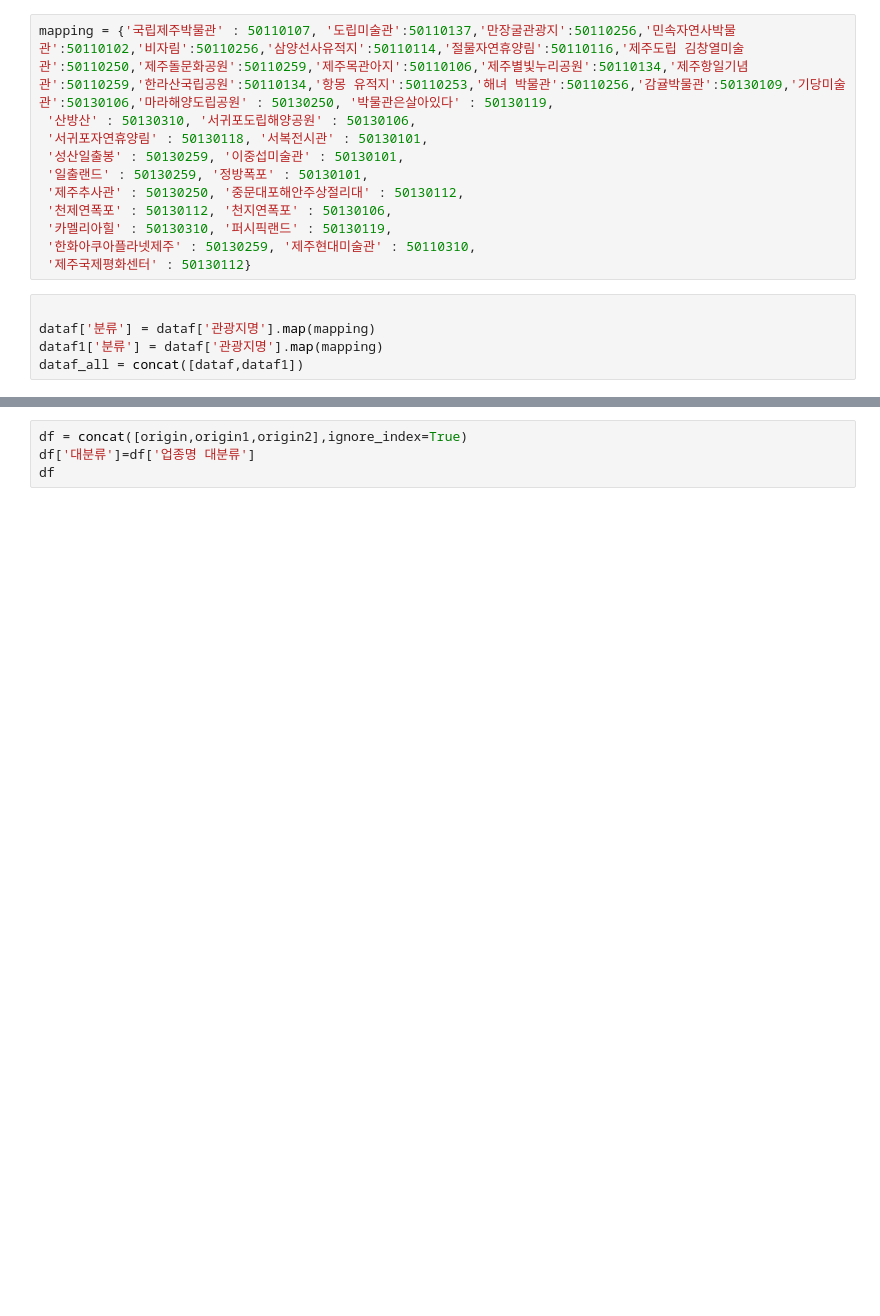
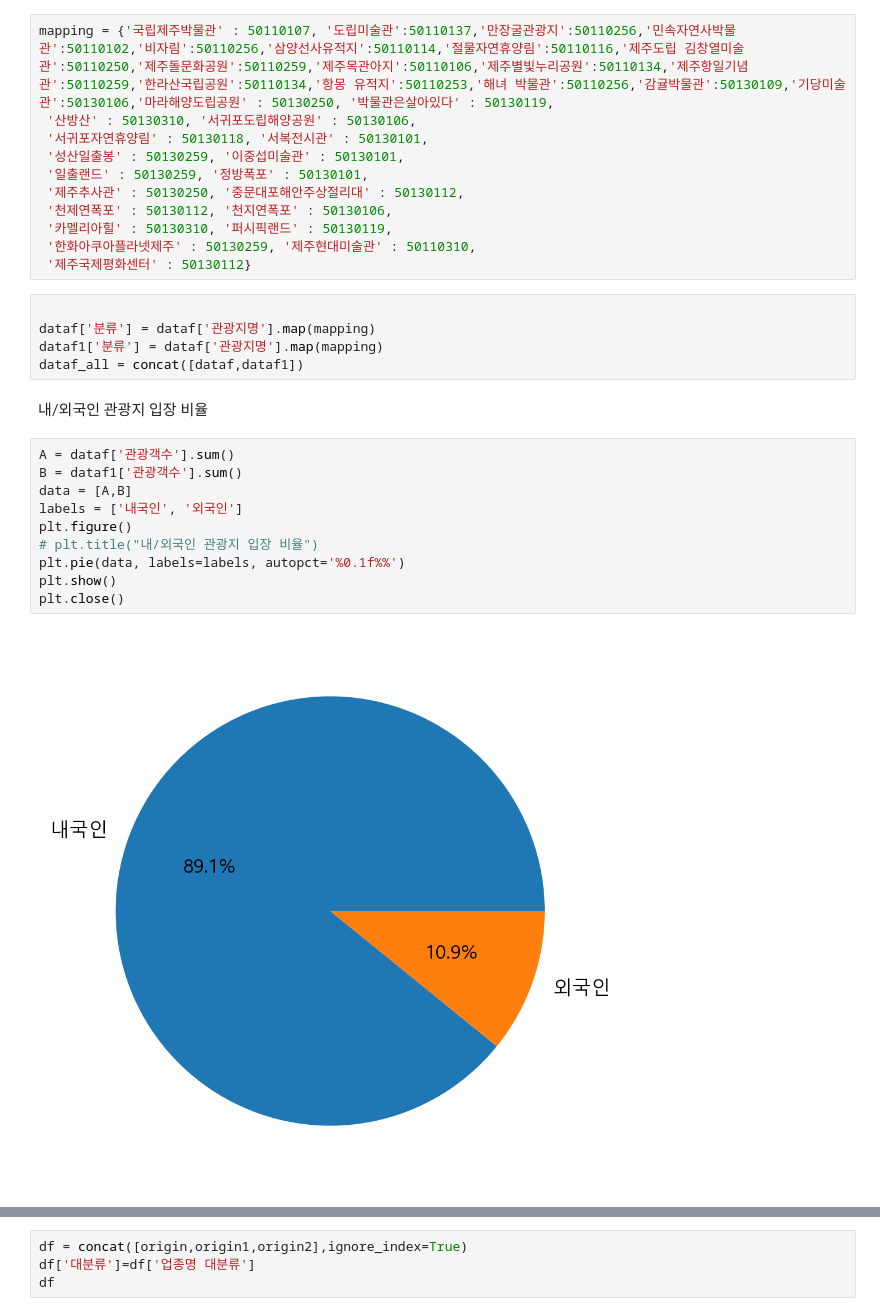
Before and after one commit to hyk2202/semi_project_2, a Jupyter notebook: Vscode/한열/read_csv.ipynb, the cells around one changed output, grey strips where cells are left out. Saved outputs shown, nothing was run; the diff lists cells and outputs as text; blank space fills up the shorter version.

```diff
--- a/Vscode/한열/read_csv.ipynb
+++ b/Vscode/한열/read_csv.ipynb
@@ -33,4 +33,18 @@ mapping = {'국립제주박물관' : 50110107, '도립미술관':50110137,'만
 dataf['분류'] = dataf['관광지명'].map(mapping)
 dataf1['분류'] = dataf['관광지명'].map(mapping)
 dataf_all = concat([dataf,dataf1])
+# %% [markdown]
+내/외국인 관광지 입장 비율
+# %%
+A = dataf['관광객수'].sum()
+B = dataf1['관광객수'].sum()
+data = [A,B]
+labels = ['내국인', '외국인']
+plt.figure()
+# plt.title("내/외국인 관광지 입장 비율")
+plt.pie(data, labels=labels, autopct='%0.1f%%')
+plt.show()
+plt.close()
+# %% [output]
+[figure, added]
 # %%
```
Also changed, not shown: parts of 8 cells of this notebook, 3 other files.
